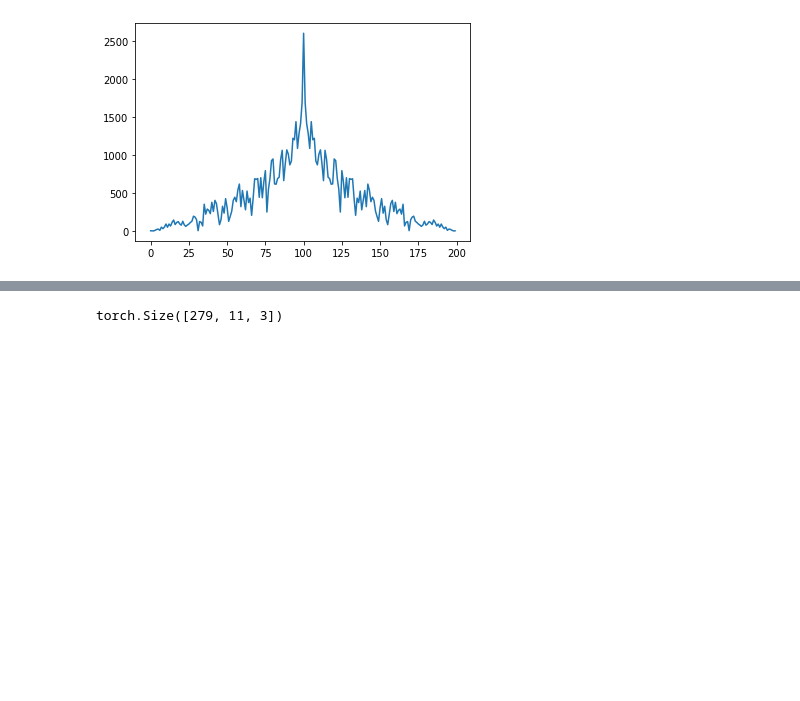
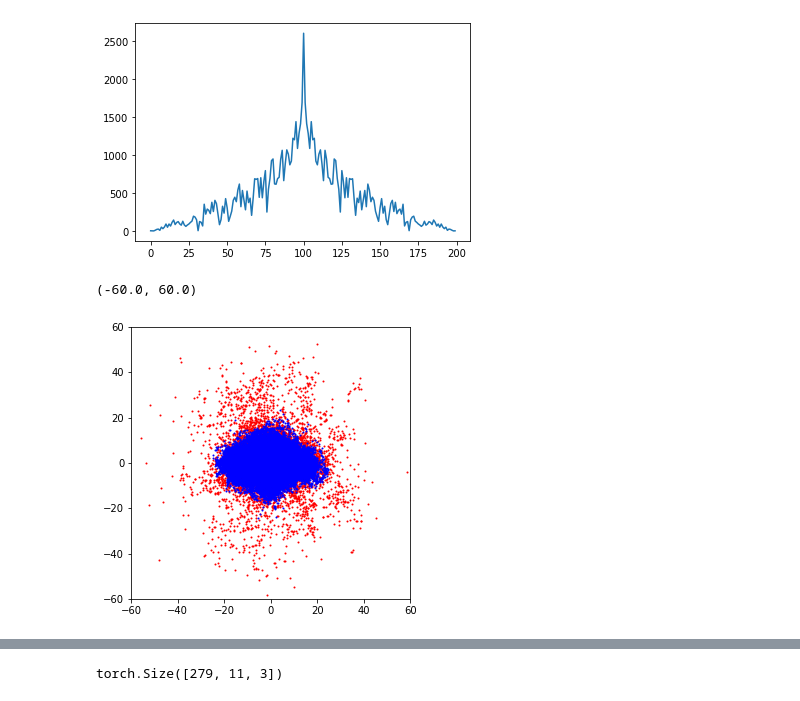
Before and after one commit to akarshkumar0101/basketball-rl, a Jupyter notebook: modeling/modeling.ipynb, the cells around one changed output, grey strips where cells are left out. Drawn from its saved outputs; the diff is of its cells as text; code cells hidden in the pictures; blank space fills up the shorter version.

```diff
--- a/modeling/modeling.ipynb
+++ b/modeling/modeling.ipynb
@@ -29,3 +29,16 @@ plt.show()
 [figure]
 # %%
 mbd = torch.load('data_processed/mbd')
+# %%
+torch.manual_seed(0)
+np.random.seed(0)
+batch = next(data.data_loader(batch_size=10240, load_factor=1))
+# %%
+v = batch['nv']
+plt.figure(figsize=(5,5))
+plt.scatter(*v[:, :1, :2].reshape(-1, 2).numpy().T, s=1., c='r')
+plt.scatter(*v[:, 1:, :2].reshape(-1, 2).numpy().T, s=1., c='b')
+plt.xlim(-60, 60); plt.ylim(-60, 60)
+# %% [output]
+(-60.0, 60.0)
+[figure, added]
```
Also changed, not shown: parts of 10 cells of this notebook, 1 other file.
